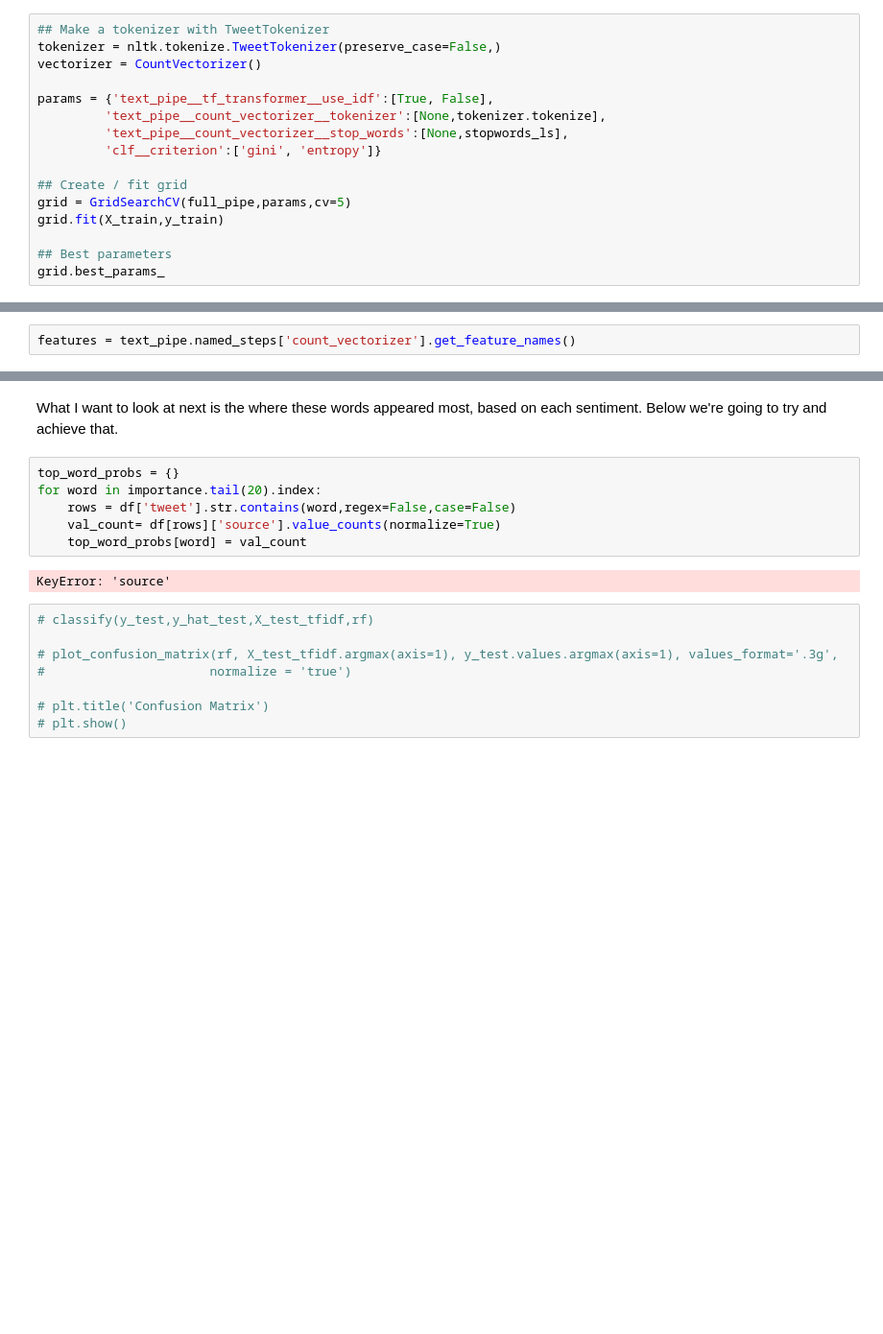
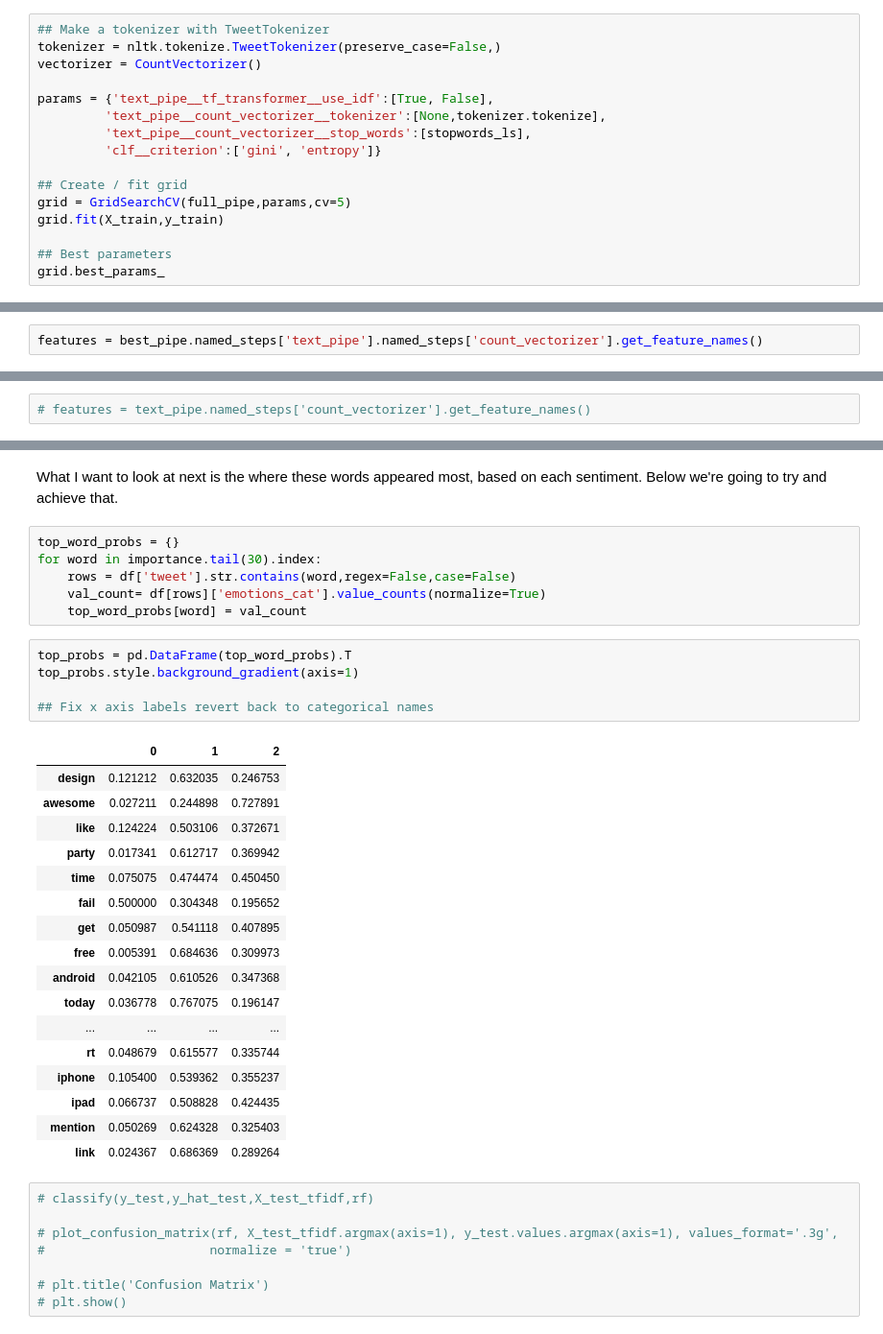
Before and after one commit to jamesbrockb/dsc-mod-4-project-v2-1-onl01-dtsc-pt-041320, a Jupyter notebook: Mod4.ipynb, the cells around one changed output, grey strips where cells are left out. Shown at 96% size. Cells and saved outputs as stored; diff of their text form; blank space fills up the shorter version.

```diff
--- a/Mod4.ipynb
+++ b/Mod4.ipynb
@@ -720,7 +722,7 @@ vectorizer = CountVectorizer()
 
 params = {'text_pipe__tf_transformer__use_idf':[True, False],
          'text_pipe__count_vectorizer__tokenizer':[None,tokenizer.tokenize],
-         'text_pipe__count_vectorizer__stop_words':[None,stopwords_ls],
+         'text_pipe__count_vectorizer__stop_words':[stopwords_ls],
          'clf__criterion':['gini', 'entropy']}
 
 ## Create / fit grid
@@ -750,3 +752,5 @@ grid.best_params_
 # %%
 best_pipe = grid.best_estimator_
 y_hat_test = grid.predict(X_test)
+# %%
+features = best_pipe.named_steps['text_pipe'].named_steps['count_vectorizer'].get_feature_names()
@@ -772,7 +777,7 @@ X_train_pipe
 <6255x8286 sparse matrix of type '<class 'numpy.float64'>'
         with 102007 stored elements in Compressed Sparse Row format>
 # %%
-features = text_pipe.named_steps['count_vectorizer'].get_feature_names()
+# features = text_pipe.named_steps['count_vectorizer'].get_feature_names()
 # %%
 rf = best_pipe.named_steps['clf']
 with plt.style.context('seaborn-talk'):
@@ -788,12 +793,33 @@ ValueError: Length of passed values is 8149, index implies 8286.
 What I want to look at next is the where these words appeared most, based on each sentiment. Below we're going to try and achieve that.
 # %%
 top_word_probs = {}
-for word in importance.tail(20).index:
+for word in importance.tail(30).index:
     rows = df['tweet'].str.contains(word,regex=False,case=False)
-    val_count= df[rows]['source'].value_counts(normalize=True)
+    val_count= df[rows]['emotions_cat'].value_counts(normalize=True)
     top_word_probs[word] = val_count
-# %% [output]
-KeyError: 'source'
+# %%
+top_probs = pd.DataFrame(top_word_probs).T
+top_probs.style.background_gradient(axis=1)
+
+## Fix x axis labels revert back to categorical names
+# %% [output]
+|  | 0 | 1 | 2 |
+| design | 0.121212 | 0.632035 | 0.246753 |
+| awesome | 0.027211 | 0.244898 | 0.727891 |
+| like | 0.124224 | 0.503106 | 0.372671 |
+| party | 0.017341 | 0.612717 | 0.369942 |
+| time | 0.075075 | 0.474474 | 0.450450 |
+| fail | 0.500000 | 0.304348 | 0.195652 |
+| get | 0.050987 | 0.541118 | 0.407895 |
+| free | 0.005391 | 0.684636 | 0.309973 |
+| android | 0.042105 | 0.610526 | 0.347368 |
+| today | 0.036778 | 0.767075 | 0.196147 |
+| ... | ... | ... | ... |
+| rt | 0.048679 | 0.615577 | 0.335744 |
+| iphone | 0.105400 | 0.539362 | 0.355237 |
+| ipad | 0.066737 | 0.508828 | 0.424435 |
+| mention | 0.050269 | 0.624328 | 0.325403 |
+| link | 0.024367 | 0.686369 | 0.289264 |
 # %%
 # classify(y_test,y_hat_test,X_test_tfidf,rf)
 
```
Also changed, not shown: parts of 35 cells of this notebook, 1 other file.
